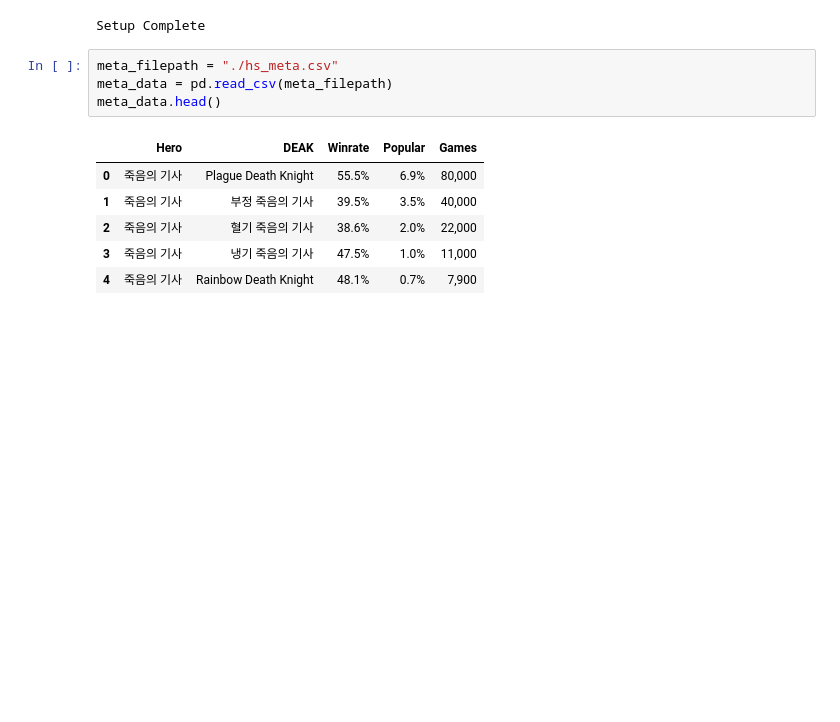
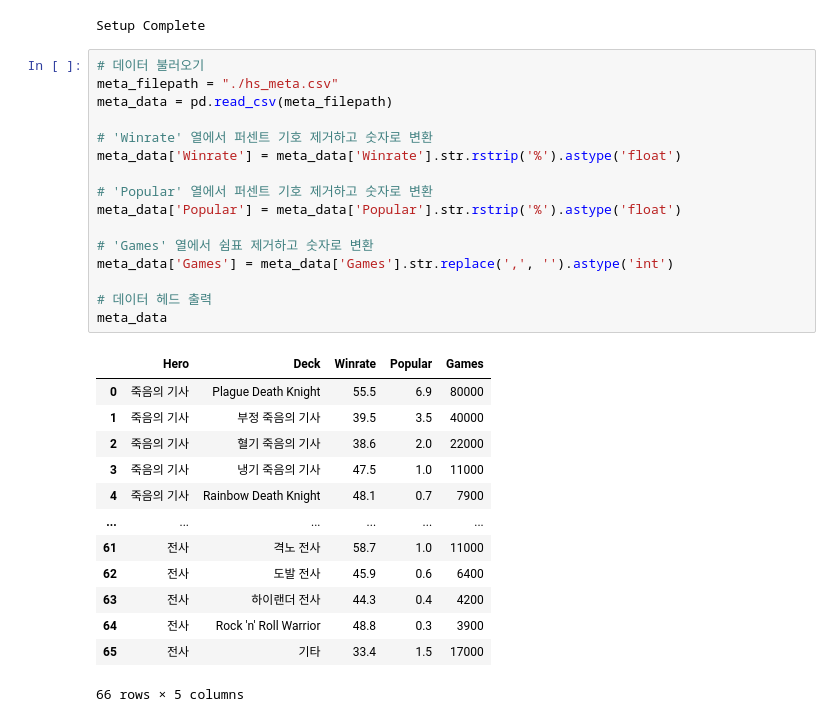
Before and after one commit to tlthr764/codingon_project_03, a Jupyter notebook: graph_meta.ipynb, the cells around one changed output. Saved outputs shown, nothing was run; the diff lists cells and outputs as text; blank space fills up the shorter version.

```diff
--- a/graph_meta.ipynb
+++ b/graph_meta.ipynb
@@ -12,14 +12,33 @@ rc('font', family=font_name)
 print("Setup Complete")
 # %% [output]
 Setup Complete
-# %%
-meta_filepath = "./hs_meta.csv"
-meta_data = pd.read_csv(meta_filepath)
-meta_data.head()
-# %% [output]
-|  | Hero | DEAK | Winrate | Popular | Games |
-| 0 | 죽음의 기사 | Plague Death Knight | 55.5% | 6.9% | 80,000 |
-| 1 | 죽음의 기사 | 부정 죽음의 기사 | 39.5% | 3.5% | 40,000 |
-| 2 | 죽음의 기사 | 혈기 죽음의 기사 | 38.6% | 2.0% | 22,000 |
-| 3 | 죽음의 기사 | 냉기 죽음의 기사 | 47.5% | 1.0% | 11,000 |
-| 4 | 죽음의 기사 | Rainbow Death Knight | 48.1% | 0.7% | 7,900 |
+# %%
+# 데이터 불러오기
+meta_filepath = "./hs_meta.csv"
+meta_data = pd.read_csv(meta_filepath)
+
+# 'Winrate' 열에서 퍼센트 기호 제거하고 숫자로 변환
+meta_data['Winrate'] = meta_data['Winrate'].str.rstrip('%').astype('float')
+
+# 'Popular' 열에서 퍼센트 기호 제거하고 숫자로 변환
+meta_data['Popular'] = meta_data['Popular'].str.rstrip('%').astype('float')
+
+# 'Games' 열에서 쉼표 제거하고 숫자로 변환
+meta_data['Games'] = meta_data['Games'].str.replace(',', '').astype('int')
+
+# 데이터 헤드 출력
+meta_data
+# %% [output]
+|  | Hero | Deck | Winrate | Popular | Games |
+| 0 | 죽음의 기사 | Plague Death Knight | 55.5 | 6.9 | 80000 |
+| 1 | 죽음의 기사 | 부정 죽음의 기사 | 39.5 | 3.5 | 40000 |
+| 2 | 죽음의 기사 | 혈기 죽음의 기사 | 38.6 | 2.0 | 22000 |
+| 3 | 죽음의 기사 | 냉기 죽음의 기사 | 47.5 | 1.0 | 11000 |
+| 4 | 죽음의 기사 | Rainbow Death Knight | 48.1 | 0.7 | 7900 |
+| ... | ... | ... | ... | ... | ... |
+| 61 | 전사 | 격노 전사 | 58.7 | 1.0 | 11000 |
+| 62 | 전사 | 도발 전사 | 45.9 | 0.6 | 6400 |
+| 63 | 전사 | 하이랜더 전사 | 44.3 | 0.4 | 4200 |
+| 64 | 전사 | Rock 'n' Roll Warrior | 48.8 | 0.3 | 3900 |
+| 65 | 전사 | 기타 | 33.4 | 1.5 | 17000 |
+66 rows × 5 columns
```
Also changed, not shown: parts of 4 cells of this notebook, 7 other files.
